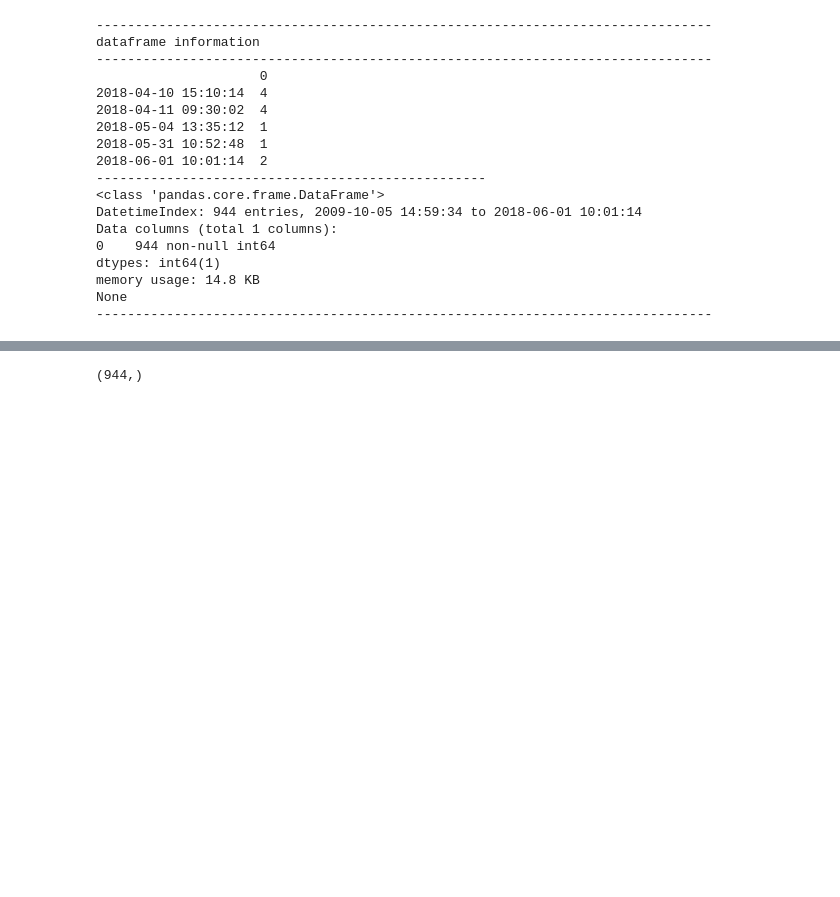
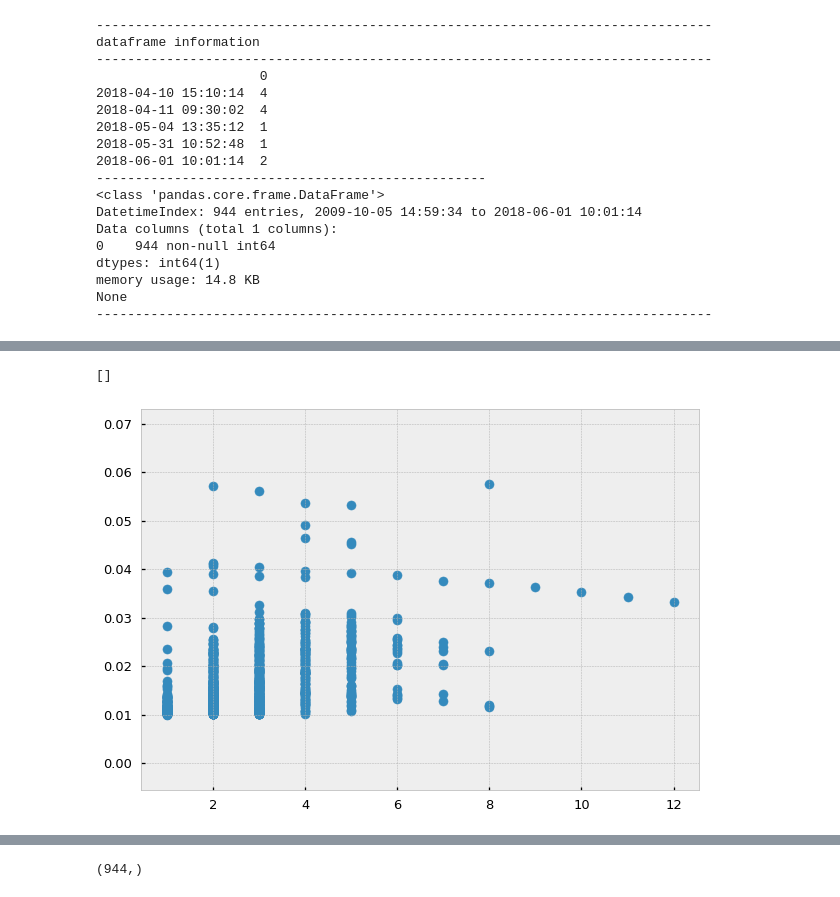
Before and after one commit to Dynami/Adv_Fin_ML_Exercises, a Jupyter notebook: notebooks/SampleWeights.ipynb, the cells around one changed output, grey strips where cells are left out. Cells and saved outputs as stored; diff of their text form; code cells hidden in the pictures; blank space fills up the shorter version.

```diff
--- a/notebooks/SampleWeights.ipynb
+++ b/notebooks/SampleWeights.ipynb
@@ -603,0 +607,7 @@ ax2.plot(dailyVol.index, dailyVol.values, ls='', marker='^', markersize=3)
+# %%
+#coEvents.shape, dailyVol[coEvents.index].shape
+plt.scatter(coEvents.values, dailyVol[coEvents.index].values)
+plt.plot()
+# %% [output]
+[]
+[figure, added]
```
Also changed, not shown: parts of 9 cells of this notebook, 1 other file.
